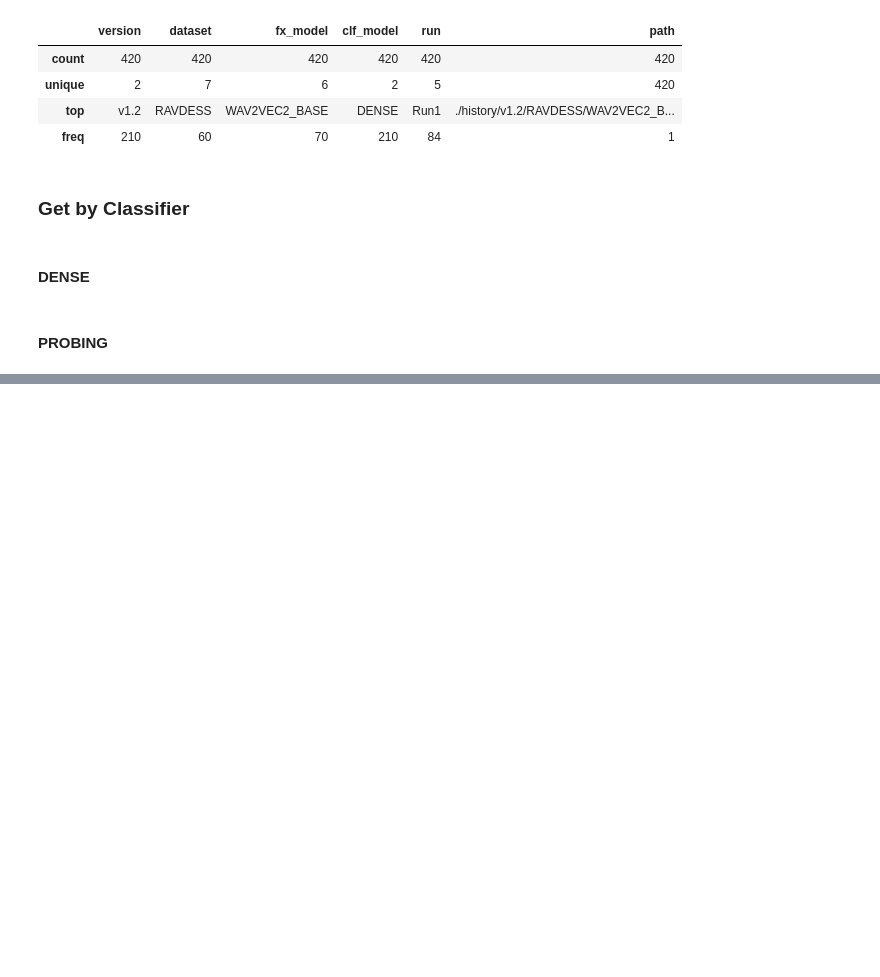
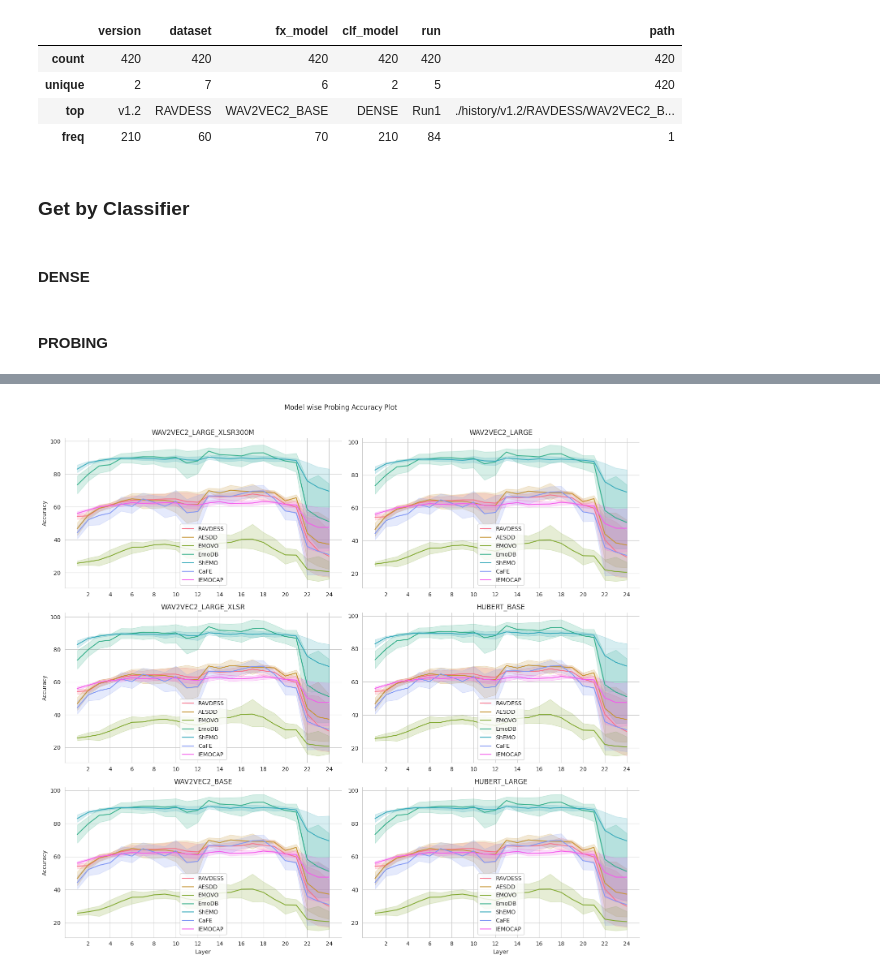
Before and after one commit to 95anantsingh/Decoding-Emotions, a Jupyter notebook: summary.ipynb, the cells around one changed output, grey strips where cells are left out. Saved outputs shown, nothing was run; the diff lists cells and outputs as text; code cells hidden in the pictures; blank space fills up the shorter version.

```diff
--- a/summary.ipynb
+++ b/summary.ipynb
@@ -93,0 +146,48 @@ probing_summary.sort_values(['dataset','model']).to_csv(os.path.join(output_dir,
+# %%
+# Set figure
+fig, ax = plt.subplots(3, 2,figsize=(15,14))
+sns.set_style('whitegrid')
+
+axes = np.array(ax).flatten()
+models = probing_summary.model.unique()
+for idx in range(len(models)):
+    ax = axes[idx]
+    model= models[idx]
+    mean_accs, layers, datasets = [], [], []
+    df = probing_summary[probing_summary.dataset==dataset]
+    for row in range(probing_summary.shape[0]):
+        mean_accs.extend(probing_summary.iloc[row].mean_accuracy)
+        datasets.extend(([probing_summary.iloc[row].dataset]*len(probing_summary.iloc[row].mean_accuracy)))
+        layers.extend([*range(1,len(probing_summary.iloc[row].mean_accuracy)+1)])
+    df = pd.DataFrame.from_dict(dict(dataset=datasets,layer=layers,mean_accuracy=mean_accs))
+
+    # Plot the lines
+    sns.lineplot(df ,x='layer',y='mean_accuracy', hue='dataset',dashes=False,palette=sns.color_palette("husl",len(df.dataset.unique())),ax=ax)
+    # Adjust border
+    sns.despine(top=True,right=True)
+
+    # Set Labels, legends and ticks
+    ax.set_title(model)
+    ax.set_xlabel("")
+    ax.set_ylabel("")
+    ax.legend(facecolor="w")#,loc=4,title='IDR')
+    ax.set_xticks([*range(2,25,2)],labels=[*range(2,25,2)])
+    # ax.set_xlim(1,30.6)
+
+# Plot
+axes[-1].set_xlabel("Layer")
+axes[-2].set_xlabel("Layer")
+axes[0].set_ylabel("Accuracy")
+axes[2].set_ylabel("Accuracy")
+axes[4].set_ylabel("Accuracy")
+plt.suptitle('Model wise Probing Accuracy Plot\n\n')
+plt.tight_layout()
+
+plt.savefig(os.path.join(output_dir,'model_wise_probing_accuracy_plot.png'),bbox_inches="tight");
+plt.savefig(os.path.join(output_dir,'model_wise_probing_accuracy_plot.svg'),bbox_inches="tight");
+
+
+# plt.clf();
+# plt.close('all');
+# %% [output]
+[figure, added]
```
Also changed, not shown: parts of 7 cells of this notebook, 7 other files.
